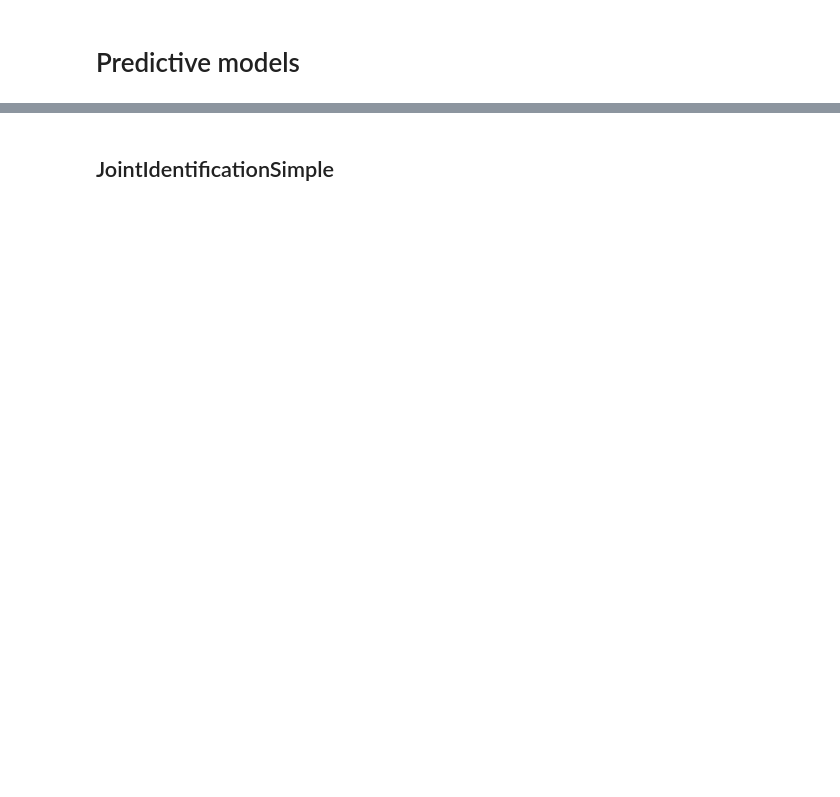
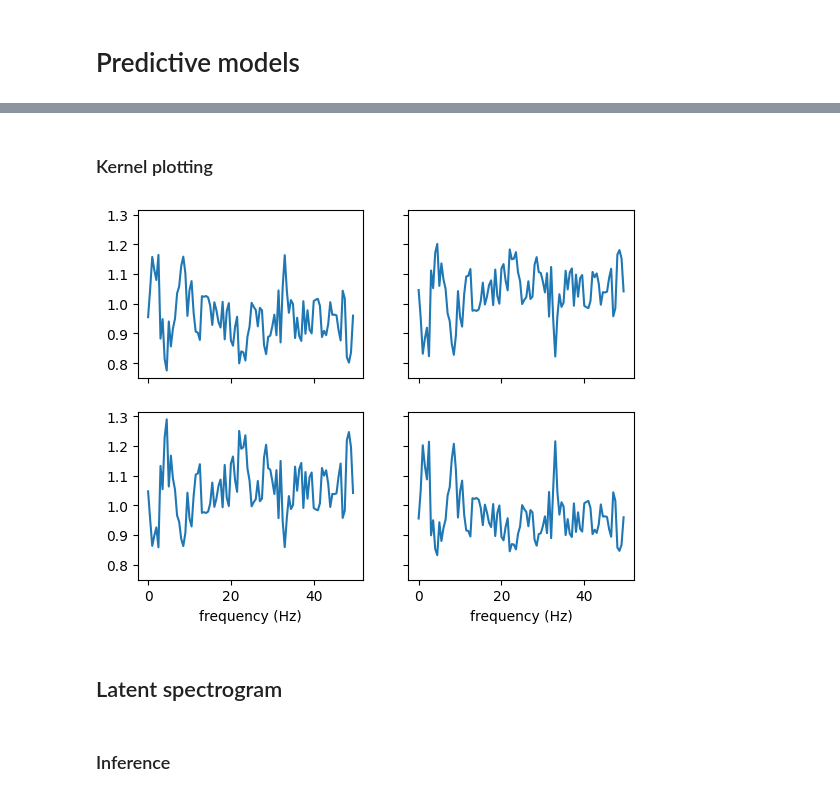
Before and after one commit to carloshernangarrido/car_models, a Jupyter notebook: test_tf_models.ipynb, the cells around one changed output, grey strips where cells are left out. Saved outputs shown, nothing was run; the diff lists cells and outputs as text; code cells hidden in the pictures; blank space fills up the shorter version.

Commit message:
autoencoder based SIMO blind identification working in a non-parametric flavor - ipynb only

```diff
--- a/test_tf_models.ipynb
+++ b/test_tf_models.ipynb
@@ -480,0 +543,7 @@ from keras.src.layers import Conv1D, Lambda, Layer
+# %%
+# Initialize the Min-Max scaler
+scaler = MinMaxScaler()
+
+# Fit the scaler to your data and transform it
+x_acc_batches_fd_distance_normalized = scaler.fit_transform(x_acc_batches_fd_distance)
+x_gyr_batches_fd_distance_normalized = scaler.fit_transform(x_gyr_batches_fd_distance)
@@ -481,2 +615,24 @@ from keras.src.layers import Conv1D, Lambda, Layer
+# %% [markdown]
+### Kernel plotting
+# %%
+kernels = np.array([[None, None], [None, None]])
+kernels[0, 0] = next((var for var in model.layers[2].variables if 'kernel:' in var.name), None)
+kernels[0, 1] = next((var for var in model.layers[3].variables if 'kernel:' in var.name), None)
+kernels[1, 0] = model.layers[6].variables[1].numpy()
+kernels[1, 1] = model.layers[7].variables[1].numpy()
+
+fig, ax = plt.subplots(2, 2, sharex='all', sharey='all')
+for i, j in [[0, 0], [0, 1], [1, 0], [1, 1]]:
+  ax[i, j].plot(freq, kernels[i, j])
+  if i > 0:
+    ax[i, j].set_xlabel('frequency (Hz)')
+  # ax[i, j].set_ylim([0.01, 10])
+  # ax[i, j].set_yscale('log')
+
+# ax[0, 0].set_xlim([0, 25])
+# %% [output]
+[figure, added]
+# %% [markdown]
+## Latent spectrogram
 # %% [markdown]
-## JointIdentificationSimple
+### Inference
```
Also changed, not shown: parts of 39 cells of this notebook, 1 other file.
